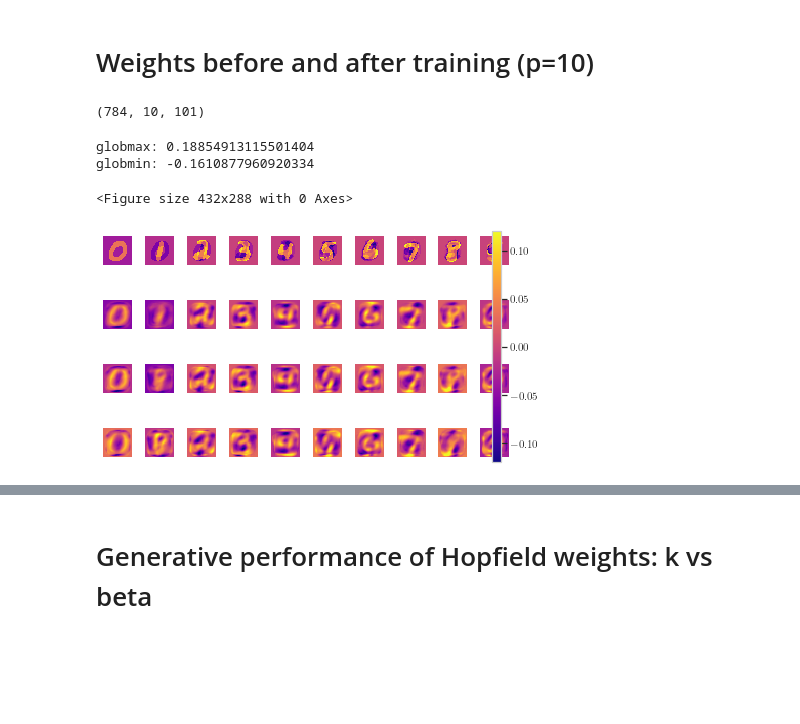
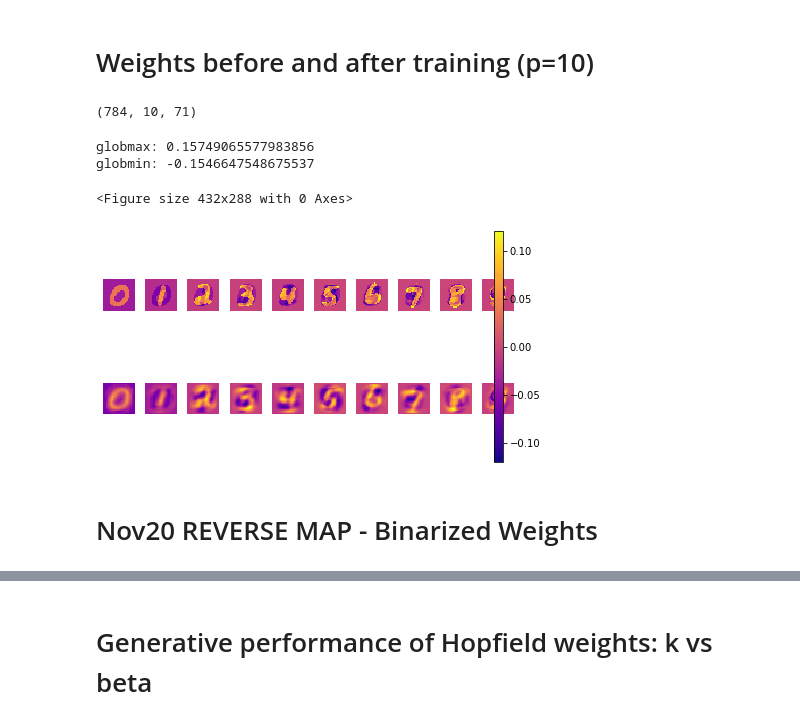
Before and after one commit to mattsmart/biomodels, a Jupyter notebook: RBM/plotting_misc.ipynb, the cells around one changed output, grey strips where cells are left out. Drawn from its saved outputs; the diff is of its cells as text; code cells hidden in the pictures; blank space fills up the shorter version.

Commit message:
update for iclr plotting tasks

```diff
--- a/RBM/plotting_misc.ipynb
+++ b/RBM/plotting_misc.ipynb
@@ -6,19 +6,25 @@ from os import sep
 # Weights before and after training (p=10)
 # %%
 bigruns = 'output' + sep + 'archive' + sep + 'big_runs'
-trainingdir = bigruns + sep + 'rbm' + sep + 'hopfield_10hidden_0fields_2.00beta_100batch_100epochs_20cdk_1.00E-04eta_200ais'
-rundir = trainingdir + sep + 'run4'
+#trainingdir = bigruns + sep + 'rbm' + sep + 'hopfield_10hidden_0fields_2.00beta_100batch_100epochs_20cdk_1.00E-04eta_200ais'
+#rundir = trainingdir + sep + 'run4'
+#weightsfile = rundir + sep + 'weights_10hidden_0fields_20cdk_0stepsAIS_2.00beta.npz'
+
+#trainingdir = bigruns + sep + 'rbm' + sep + 'ORIGINAL_fig4_training' + sep + \
+#  'hopfield_10hidden_0fields_2.00beta_100batch_100epochs_20cdk_1.00E-04eta_200ais'
+trainingdir = bigruns + sep + 'rbm' + sep + 'hopfield_10hidden_0fields_2.00beta_1000batch_70epochs_20cdk_1.00E-04eta_0ais_1ppEpoch'
+rundir = trainingdir + sep + 'run0'
 weightsfile = rundir + sep + 'weights_10hidden_0fields_20cdk_0stepsAIS_2.00beta.npz'
 
 weights = np.load(weightsfile)['weights']
 print(weights.shape)
 # %% [output]
-(784, 10, 101)
+(784, 10, 71)
 # %%
 #columns = [0,1,2,3]
 columns = list(range(0,10))
 #columns = list(range(20,30))
-epochs = [0, 20, 50, 100]
+epochs = [0, 50]
 #epochs = [0, 100]
 
 # TODO one cbar for all images (get min,max of data in initial loop, plot after second loop?)
@@ -34,33 +40,37 @@ for i, epoch in enumerate(epochs):
 print("globmax:", globmax)
 print("globmin:", globmin)
 
 globmaxForce = 0.12
 globminForce = -0.12
 
 # LOOP 2
 # tried 'RdBu', 'PRGn', 'RdYlBu', 'coolwarm'
 plt.figure()
 fig, axarr = plt.subplots(len(epochs), len(columns))  # alt is gridspec
 for i, epoch in enumerate(epochs):
     for j, col in enumerate(columns):
         img = weights[:, col, epoch].reshape(28,28)
         #im = axarr[i,j].imshow(img, interpolation='none', vmin=globmin, vmax=globmax, cmap='coolwarm')
         #im = axarr[i,j].imshow(img, interpolation='none', vmin=globminForce, vmax=globmaxForce, cmap='coolwarm')
 
         #im = axarr[i,j].imshow(img, interpolation='none', cmap='plasma')
+
+        #im = axarr[i,j].imshow(img, interpolation='none', vmin=globmin, vmax=globmax, cmap='plasma')
         im = axarr[i,j].imshow(img, interpolation='none', vmin=globminForce, vmax=globmaxForce, cmap='plasma')
 
         axarr[i,j].axis('off')
 
 
 # cax
 cb_ax = fig.add_axes([0.93, 0.1, 0.02, 0.8])
 cbar = fig.colorbar(im, cax=cb_ax)
 fig.tight_layout()
 plt.savefig(rundir + sep + 'specified_weights.pdf')
 plt.show()
 # %% [output]
-globmax: 0.18854913115501404
-globmin: -0.1610877960920334
+globmax: 0.15749065577983856
+globmin: -0.1546647548675537
 <Figure size 432x288 with 0 Axes>
-[figure, old version]
+[figure, new version]
+# %% [markdown]
+# Nov20 REVERSE MAP - Binarized Weights
```
Also changed, not shown: parts of 15 cells of this notebook.
